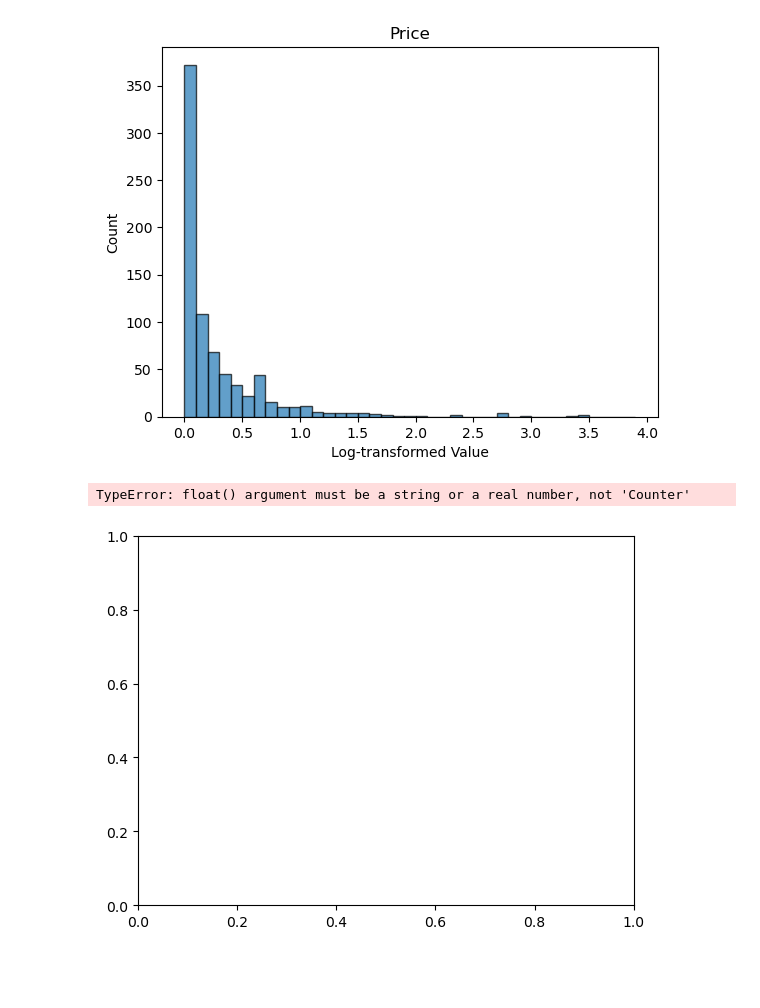
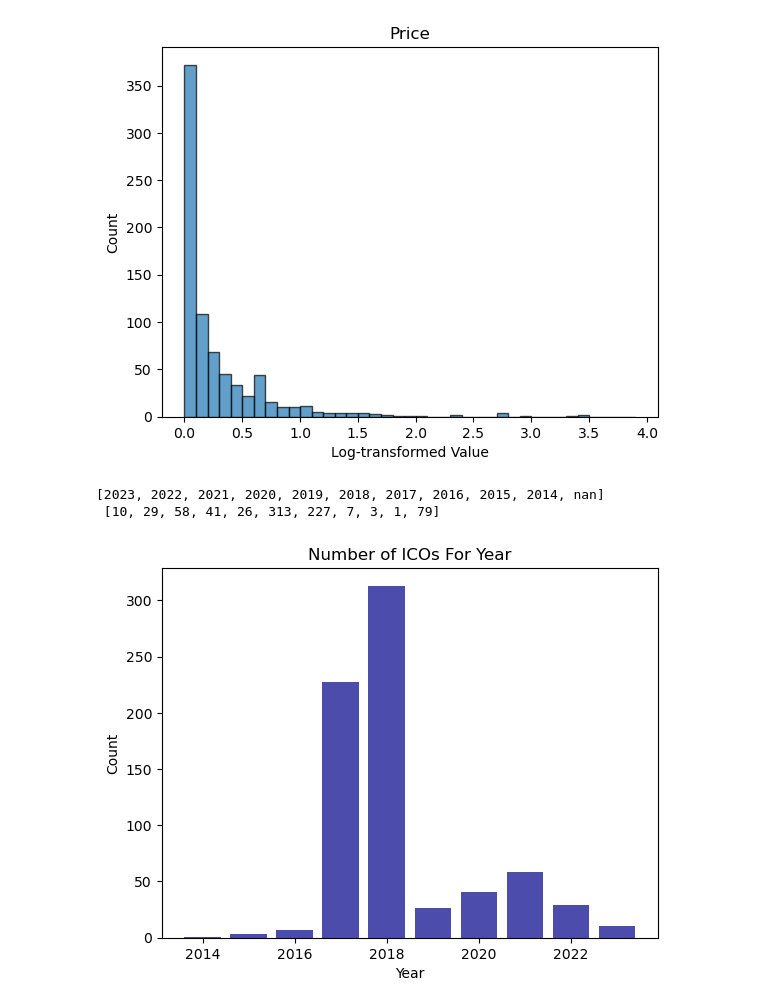
Before and after one commit to MaggieGeGe/ThesisCode, a Jupyter notebook: Code/venture.ipynb, the cells around one changed output. Drawn from its saved outputs; the diff is of its cells as text; code cells hidden in the pictures; blank space fills up the shorter version.

```diff
--- a/Code/venture.ipynb
+++ b/Code/venture.ipynb
@@ -157,7 +179,10 @@ def github_find(txt):
 from collections import Counter
 df_venture['github'] = df_venture['Social'].apply(github_find)
 df_venture['code_available'] = ~df_venture['github'].isnull()
-
+df_venture['twitter'] = df_venture['Social'].apply(twitter_find)
+df_venture['is_twitter'] = ~df_venture['twitter'].isnull()
+df_venture['social_media'] = df_venture['Social'].apply(social_media)
+print(df_venture['social_media'])
 num_code = sum(df_venture['code_available'])
 num_code_none = sum(df_venture['code_available']==0)
 
@@ -230,10 +271,26 @@ plt.show()
 # %% [output]
 3.999991999914312e-06 4.060443010546419
 [figure]
-# %%
-year_list = [day.year for day in df_venture['ICO Start'].tolist()]
-Counter(year_list)
-plt.plot(Counter(year_list))
-# %% [output]
-TypeError: float() argument must be a string or a real number, not 'Counter'
-[figure, removed]
+# %%
+year_list = [day.year for day in df_venture['ICO Start'].tolist()]
+year_counts = Counter(year_list)
+
+
+# 提取年份和计数
+years = list(year_counts.keys())
+counts = list(year_counts.values())
+print(years,'\n',counts)
+# 创建柱状图
+plt.bar(years, counts, color='darkblue', alpha=0.7)
+
+# 添加标签和标题
+plt.xlabel('Year')
+plt.ylabel('Count')
+plt.title('Number of ICOs For Year')
+
+# 显示图形
+plt.show()
+# %% [output]
+[2023, 2022, 2021, 2020, 2019, 2018, 2017, 2016, 2015, 2014, nan]
+ [10, 29, 58, 41, 26, 313, 227, 7, 3, 1, 79]
+[figure, added]
```
Also changed, not shown: parts of 24 cells of this notebook, 4 other files.
